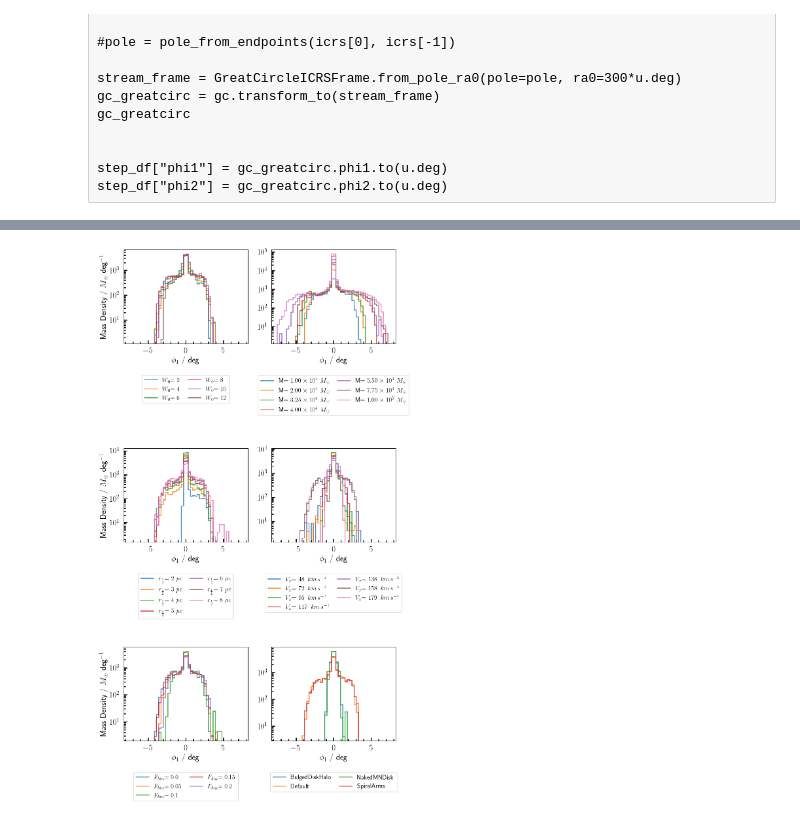
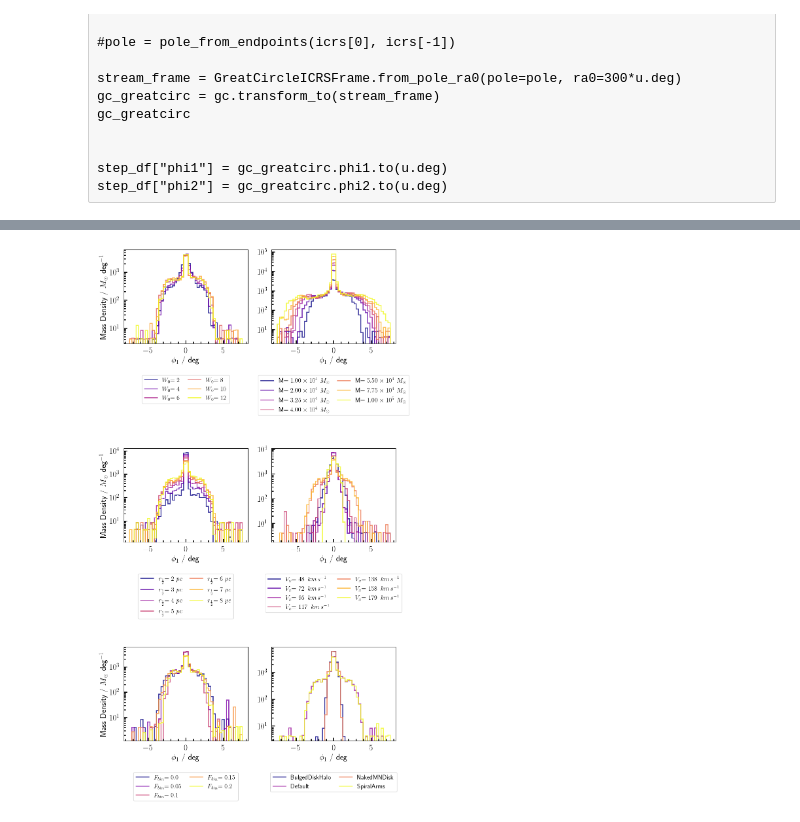
Before and after one commit to RSPicken2/stellar-streams, a Jupyter notebook: Ridgeline.ipynb, the cells around one changed output, grey strips where cells are left out. Saved outputs shown, nothing was run; the diff lists cells and outputs as text; code cells hidden in the pictures.

```diff
--- a/Ridgeline.ipynb
+++ b/Ridgeline.ipynb
@@ -33,7 +33,7 @@ source = '/cosma5/data/durham/dc-pick2/simulations'
 hyades_path = source + '/Hyades2'
 times = [600]
 
-step, Myr_per_Nbody = get_steps_at_times(hyades_path, times)
+step = get_steps_at_times(hyades_path, times)
 step_df = step[600]
 
 stream_df = filter_stream(step_df)
@@ -66,7 +64,7 @@ gc_greatcirc
 step_df["phi1"] = gc_greatcirc.phi1.to(u.deg)
 step_df["phi2"] = gc_greatcirc.phi2.to(u.deg)
 # %%
-bins=50
+bins=40
 gc = step_to_skycoord(step_df).transform_to(streamframe)
 mass_grid, xedges1, yedges1 = np.histogram2d(gc.lon.deg, gc.lat.deg
                                            ,bins=bins,weights=step_df['M'])
@@ -231,7 +239,7 @@ times = [0,300,600]
 experiment_path = source + '/Vx'
 
 runs_data = get_runs_data(experiment_path, times)
-streams_data = map_leaves(runs_data, filter_stream, density_filter=20, bins=50)
+streams_data = map_leaves(runs_data, filter_stream)
 stream_frames = map_leaves(streams_data, step_to_stream_coords)
 densities = map_leaves(streams_data, steam_density, phi1_lim=5, bins=50)
 # %%
@@ -263,33 +271,36 @@ plt.show()
 # %%
 time = 500
 all_runs_data = {exp.name: get_runs_data(source + '/' + exp.name, [time]) for exp in e.exlist}
-streams_data = map_leaves(all_runs_data, filter_stream, density_filter=20, bins=50)
+streams_data = map_leaves(all_runs_data, filter_stream)
 stream_frames = map_leaves(streams_data, step_to_stream_coords)
 densities = map_leaves(streams_data, steam_density, phi1_lim=7.5, bins=50)
 # %%
 cols = 2
 fig, axes = plt.subplots(int(np.ceil(len(e.exlist)/cols)),cols, figsize=(10,3*len(e.exlist)))
 
 
 for (ex_name, ex_d), ax in zip(densities.items(), axes.flatten()):
     ex = e.get_experiment_info(ex_name)
-    for run, d in ex_d.items():
+    colours = plt.cm.plasma(np.linspace(0, 1, len(ex_d)))
+    for i, (run, d) in enumerate(ex_d.items()):
         hist, edges = d[time]
 
-        ax.stairs(hist, edges, alpha=0.8, label=ex.FormatLabel(run), linewidth=2)
+        ax.stairs(hist, edges, alpha=0.8, label=ex.FormatLabel(run),
+                  linewidth=2, color=colours[i])
 
     ax.set_yscale('log')
     ax.legend(loc='upper center', bbox_to_anchor=(0.5, -0.3),
           ncol=2, fontsize=14, columnspacing=1.2)
     ax.set_xlabel(r'$\phi_1$ / deg')
     ax.minorticks_on()
 
 
 for ax in axes.flatten()[0::cols]:
     ax.set_ylabel('Mass Density / $M_\odot$ deg$^{-1}$')
 
+
 plt.tight_layout()
 plt.savefig('Images/StreamDensities.png',bbox_inches='tight')
 plt.show()
 # %% [output]
-[figure, old version]
+[figure, new version]
```
Also changed, not shown: parts of 10 cells of this notebook, 1 other file.
